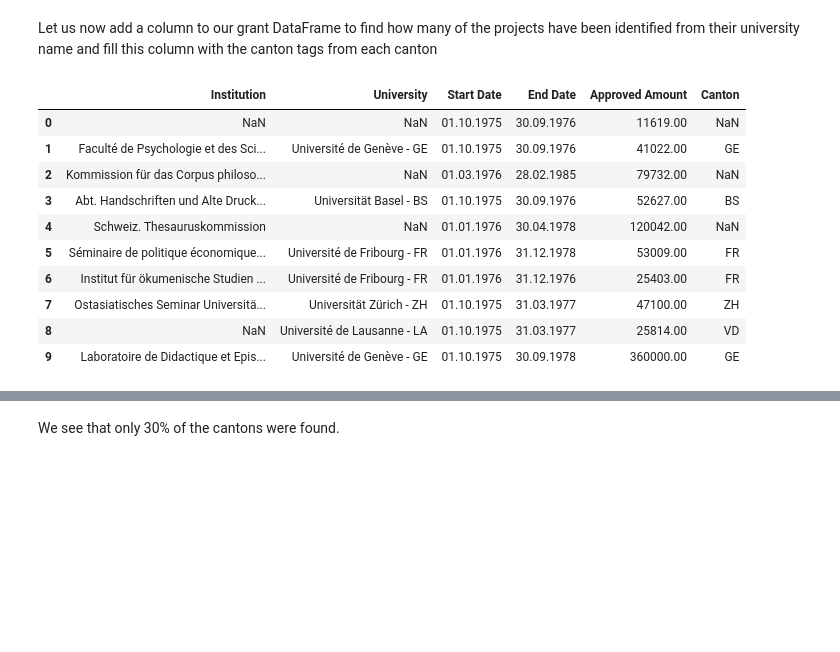
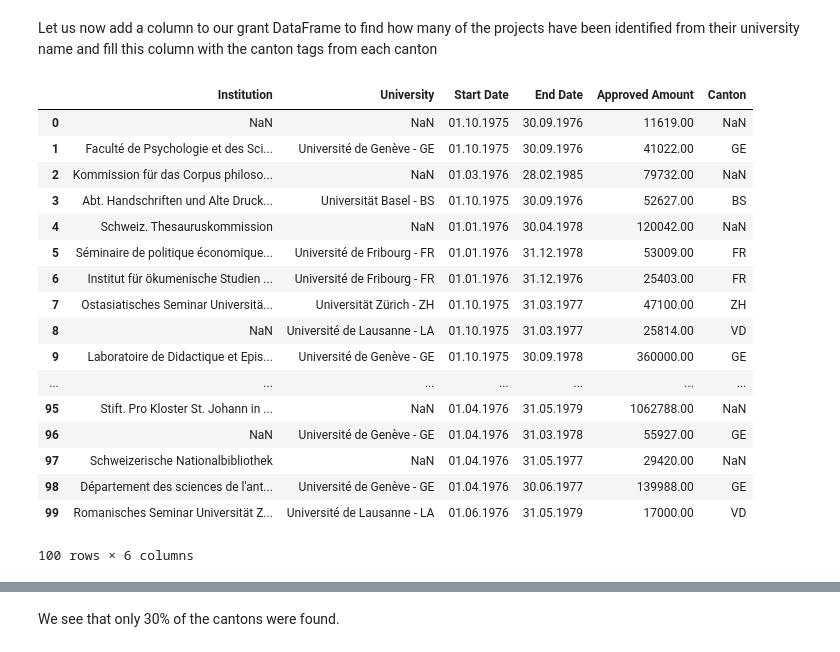
Before and after one commit to AgatheVkc/ada_homework, a Jupyter notebook: 03 - InteractiveViz/Homework3.ipynb, the cells around one changed output, grey strips where cells are left out. Cells and saved outputs as stored; diff of their text form; code cells hidden in the pictures; blank space fills up the shorter version.

```diff
--- a/03 - InteractiveViz/Homework3.ipynb
+++ b/03 - InteractiveViz/Homework3.ipynb
@@ -96,12 +96,12 @@ def extract_canton(data_string):
     location = geolocator.geocode(data_string)
     split_loc = str(location).split(', ')
     if (split_loc is not None) and (split_loc[-1] =='Svizra'):
-        print('coucou')
         canton = str(location).split(', ')
         canton = canton[len(canton)-6]
         return canton.split(' - ')[0]
-    elif (split_loc is not None):
-
+    elif (split_loc != ['None']):
+        print(data_string)
+        print(split_loc)
         return 'OUT'
     else:
         return np.nan
@@ -115,9 +115,10 @@ def extract_canton_from_uni(data_uni):
         @return university_dict :   a dict which associate to each university a canton if it was found
                                     or a None if nothing was found.
     """
-    if(os.path.isfile('data/uni_canton_dict.json')):
+    file = 'data/uni_canton_dict4.json'
+    if(os.path.isfile(file)):
         print('Loading the data from json file')
-        with open('data/uni_canton_dict.json') as f:
+        with open(file) as f:
             university_dict = json.load(f)
     else:
         print('Fetching the locations from the web')
@@ -125,13 +126,13 @@ def extract_canton_from_uni(data_uni):
         for uni in data_uni:
             # Splits the university string at the '-', which usually corresponds to the separation between the full name
             # and the acronym of the institution.
-            uni_name_split = uni.split('-')
+            uni_name_split = uni.split(' - ')
             extract_value = extract_canton(uni_name_split[0])
-            if (extract_value is np.nan) and (len(uni_name_split) > 1):
+            if (extract_value is 'OUT') and (len(uni_name_split) > 1):
                 # If the canton was not found in the name, then we try to extract it from the acronym string if it exists
                 extract_value = extract_canton(uni_name_split[1])
             university_dict[uni] = extract_value
-        with open('data/uni_canton_dict.json', 'w') as f:
+        with open(file, 'w') as f:
             json.dump(university_dict, f)
     return university_dict
 university_canton = extract_canton_from_uni(data_uni)
@@ -155,16 +176,23 @@ df_grants['Canton'] = np.nan
 match_canton_uni = lambda uni: CANTON_DICT[university_canton[uni]] if (not pd.isnull(university_canton[uni])) else university_canton[uni]
 df_grants.Canton = df_grants.University.loc[[uni in university_canton for uni  in df_grants.University]].apply(match_canton_uni)
 # %%
-df_grants.head(10)
+df_grants.head(100)
 # %% [output]
 |  | Institution | University | Start Date | End Date | Approved Amount | Canton |
 | 0 | NaN | NaN | 01.10.1975 | 30.09.1976 | 11619.00 | NaN |
 | 1 | Faculté de Psychologie et des Sci... | Université de Genève - GE | 01.10.1975 | 30.09.1976 | 41022.00 | GE |
 | 2 | Kommission für das Corpus philoso... | NaN | 01.03.1976 | 28.02.1985 | 79732.00 | NaN |
 | 3 | Abt. Handschriften und Alte Druck... | Universität Basel - BS | 01.10.1975 | 30.09.1976 | 52627.00 | BS |
 | 4 | Schweiz. Thesauruskommission | NaN | 01.01.1976 | 30.04.1978 | 120042.00 | NaN |
 | 5 | Séminaire de politique économique... | Université de Fribourg - FR | 01.01.1976 | 31.12.1978 | 53009.00 | FR |
 | 6 | Institut für ökumenische Studien ... | Université de Fribourg - FR | 01.01.1976 | 31.12.1976 | 25403.00 | FR |
 | 7 | Ostasiatisches Seminar Universitä... | Universität Zürich - ZH | 01.10.1975 | 31.03.1977 | 47100.00 | ZH |
 | 8 | NaN | Université de Lausanne - LA | 01.10.1975 | 31.03.1977 | 25814.00 | VD |
 | 9 | Laboratoire de Didactique et Epis... | Université de Genève - GE | 01.10.1975 | 30.09.1978 | 360000.00 | GE |
+| ... | ... | ... | ... | ... | ... | ... |
+| 95 | Stift. Pro Kloster St. Johann in ... | NaN | 01.04.1976 | 31.05.1979 | 1062788.00 | NaN |
+| 96 | NaN | Université de Genève - GE | 01.04.1976 | 31.03.1978 | 55927.00 | GE |
+| 97 | Schweizerische Nationalbibliothek | NaN | 01.04.1976 | 31.05.1977 | 29420.00 | NaN |
+| 98 | Département des sciences de l'ant... | Université de Genève - GE | 01.04.1976 | 30.06.1977 | 139988.00 | GE |
+| 99 | Romanisches Seminar Universität Z... | Université de Lausanne - LA | 01.06.1976 | 31.05.1979 | 17000.00 | VD |
+100 rows × 6 columns
```
Also changed, not shown: parts of 13 cells of this notebook, 4 other files.
